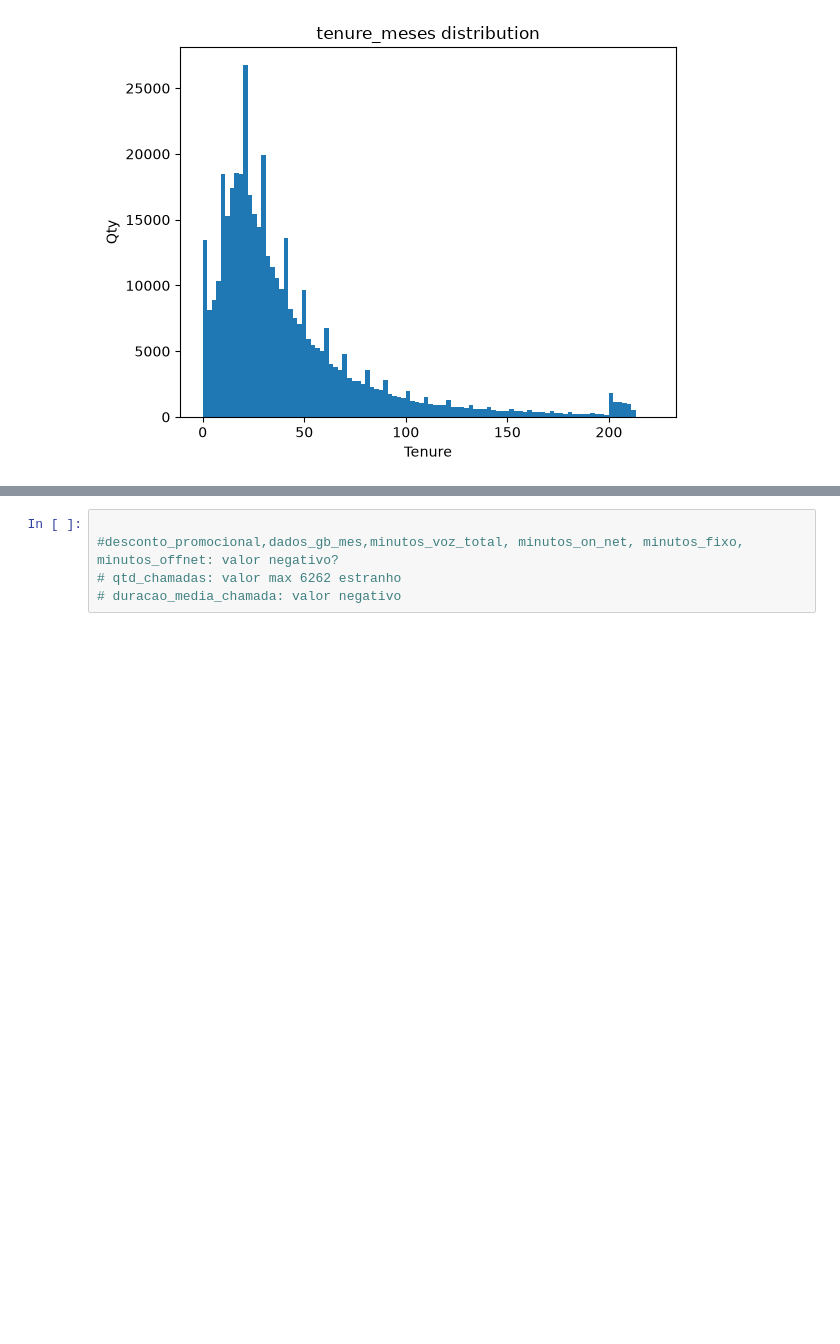
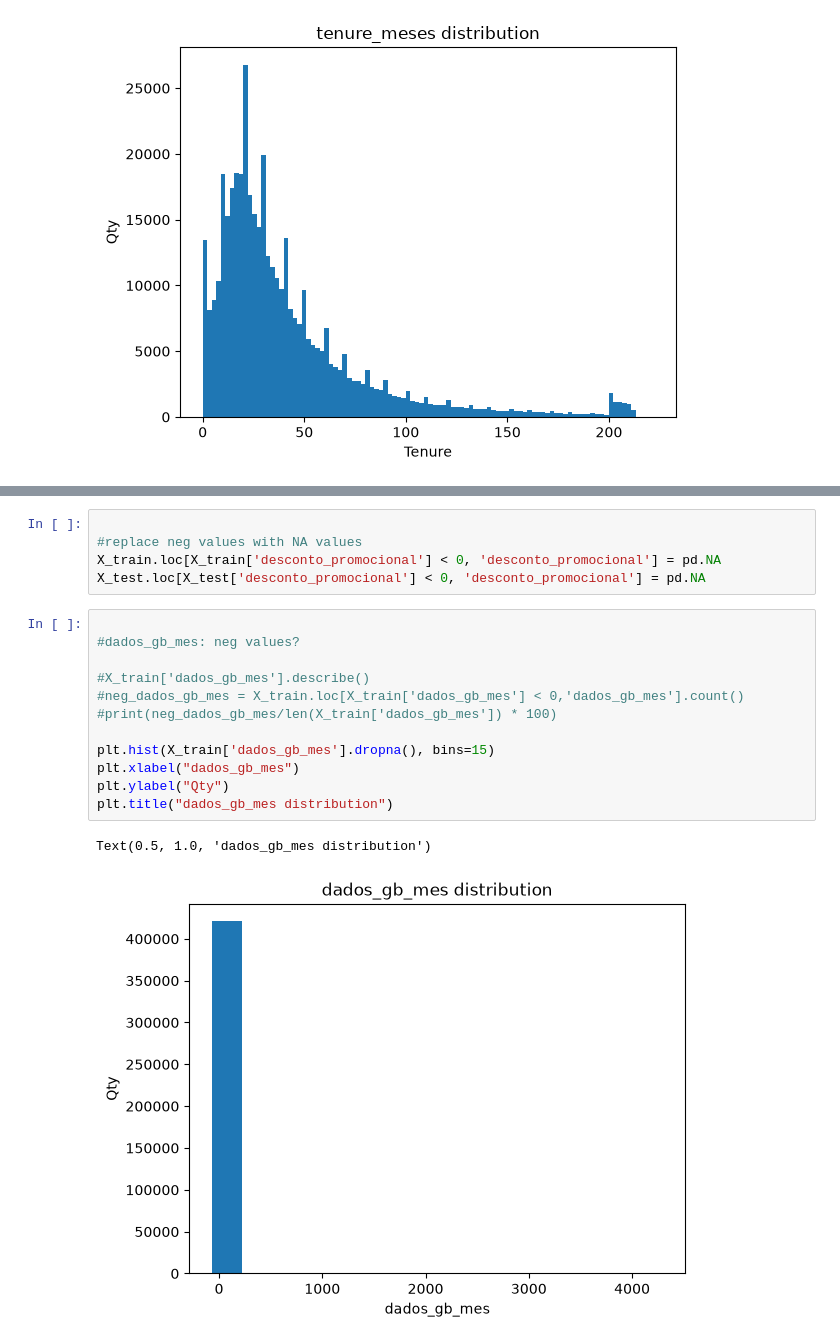
Before and after one commit to marciodosanjos/classification-churn, a Jupyter notebook: notebooks/01_exploracao.ipynb, the cells around one changed output, grey strips where cells are left out. Drawn from its saved outputs; the diff is of its cells as text; blank space fills up the shorter version.

```diff
--- a/notebooks/01_exploracao.ipynb
+++ b/notebooks/01_exploracao.ipynb
@@ -624,5 +629,20 @@ np.float64(-26.18)
+# %%
+
+#replace neg values with NA values
+X_train.loc[X_train['desconto_promocional'] < 0, 'desconto_promocional'] = pd.NA
+X_test.loc[X_test['desconto_promocional'] < 0, 'desconto_promocional'] = pd.NA
 # %%
 
-#desconto_promocional,dados_gb_mes,minutos_voz_total, minutos_on_net, minutos_fixo, minutos_offnet: valor negativo?
-# qtd_chamadas: valor max 6262 estranho
-# duracao_media_chamada: valor negativo
+#dados_gb_mes: neg values?
+
+#X_train['dados_gb_mes'].describe()
+#neg_dados_gb_mes = X_train.loc[X_train['dados_gb_mes'] < 0,'dados_gb_mes'].count()
+#print(neg_dados_gb_mes/len(X_train['dados_gb_mes']) * 100)
+
+plt.hist(X_train['dados_gb_mes'].dropna(), bins=15)
+plt.xlabel("dados_gb_mes")
+plt.ylabel("Qty")
+plt.title("dados_gb_mes distribution")
+# %% [output]
+Text(0.5, 1.0, 'dados_gb_mes distribution')
+[figure, added]
```
Also changed, not shown: parts of 16 cells of this notebook.
